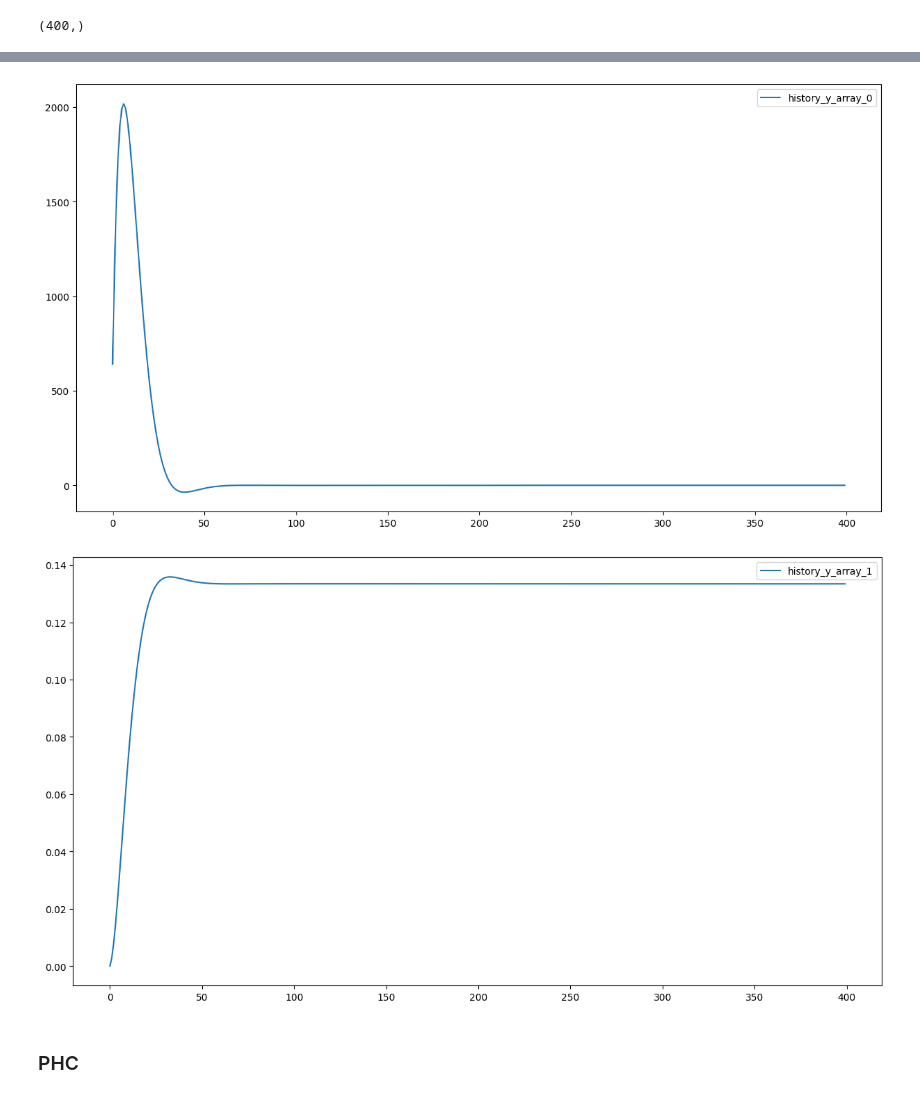
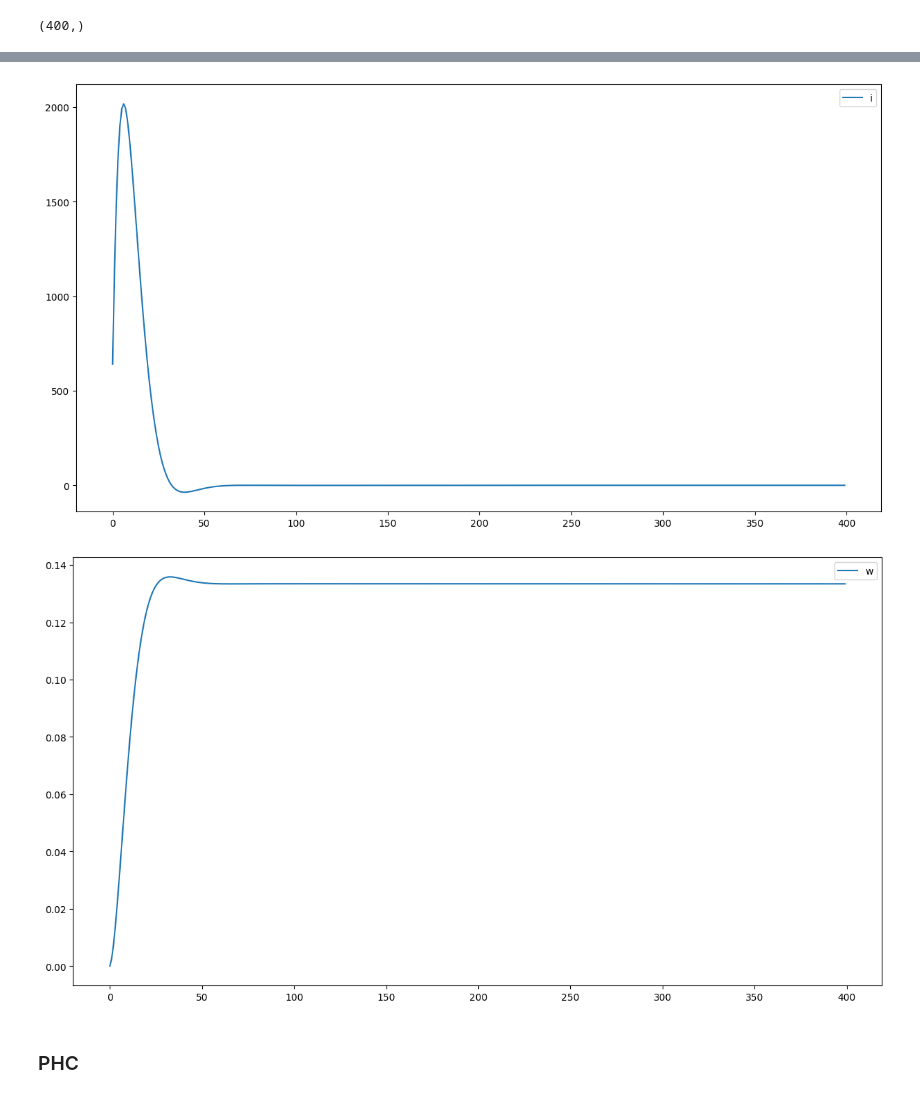
Before and after one commit to MaxotFedorov/DCMotor, a Jupyter notebook: dcm_2.ipynb, the cells around one changed output, grey strips where cells are left out. Cells and saved outputs as stored; diff of their text form; code cells hidden in the pictures.

```diff
--- a/dcm_2.ipynb
+++ b/dcm_2.ipynb
@@ -63,15 +62,15 @@ x0 = np.array([[0],
 Определение входного сигнала u = (U, Mc)
 # %%
 U = np.full((points, 1), 10)
-Mc = np.repeat([0, 36], [points-(2/T), points-(points-(2/T))]).reshape((points, 1))
+Mc = np.repeat([0, 36], [points-(points-(2/T)), points-(2/T)]).reshape((points, 1))
 plt.plot(U, label="U")
-plt.plot(Mc, label="U")
+plt.plot(Mc, label="Mc")
 plt.legend()
 plt.show()
 # %% [output]
 [figure]
 # %%
-u = np.hstack((U, Mc))
+u = np.hstack((U, Mc)).reshape(points, 2, 1)
 # %% [markdown]
 Определение выходного сигнала y
 # %%
@@ -89,18 +88,16 @@ Bd = B * T
 Моделирование
 # %%
 # Сохранение значений
-history_x = []
 history_y = []
 
 # Итерация по временным шагам
 for i, t in enumerate(np.arange(0, sec, T)):
 
     # Вычисление следующего состояния
-    x = np.dot(Ad, x0) + np.dot(Bd, u[i].reshape(2,1))
-    history_x.append(x)
+    x = np.dot(Ad, x0) + np.dot(Bd, u[i])
 
     # Вычисление выхода
-    y = np.dot(C, x) + np.dot(D, u[i].reshape(2,1))
+    y = np.dot(C, x) + np.dot(D, u[i])
     history_y.append(y)
 
     # Обновление исходного состояния
@@ -131,15 +111,15 @@ plt.show()
 # %%
-plt.plot(history_y_array[:, 0], label="history_y_array_0")
+plt.plot(history_y_array[:, 0], label="i")
 plt.legend()
 plt.show()
 # %% [output]
-[figure, old version]
+[figure, new version]
 # %%
-plt.plot(history_y_array[:, 1], label="history_y_array_1")
+plt.plot(history_y_array[:, 1], label="w")
 plt.legend()
 plt.show()
 # %% [output]
-[figure, old version]
+[figure, new version]
 # %% [markdown]
 <h3>РНС</h3>
 # %% [markdown]
```
Also changed, not shown: parts of 20 cells of this notebook.
